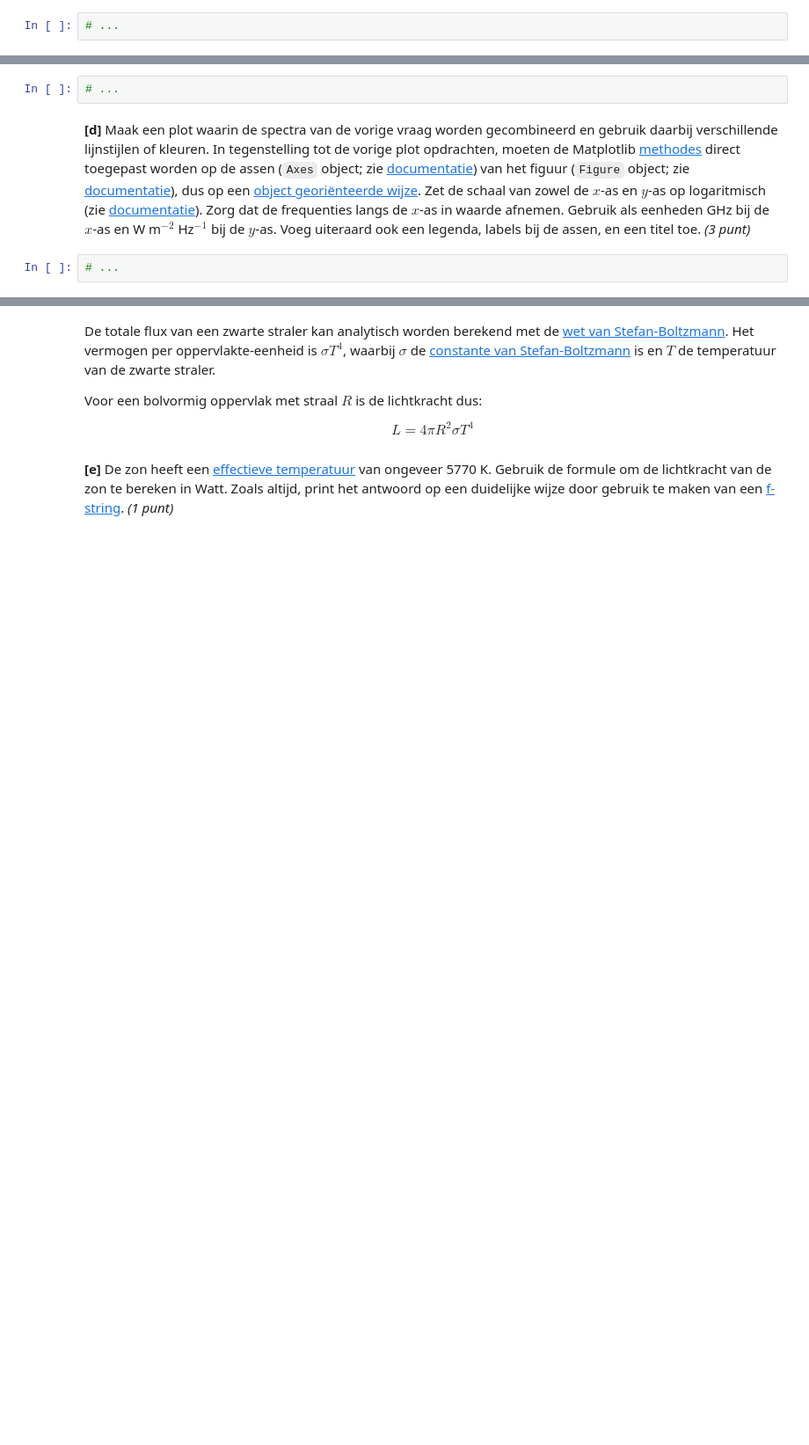
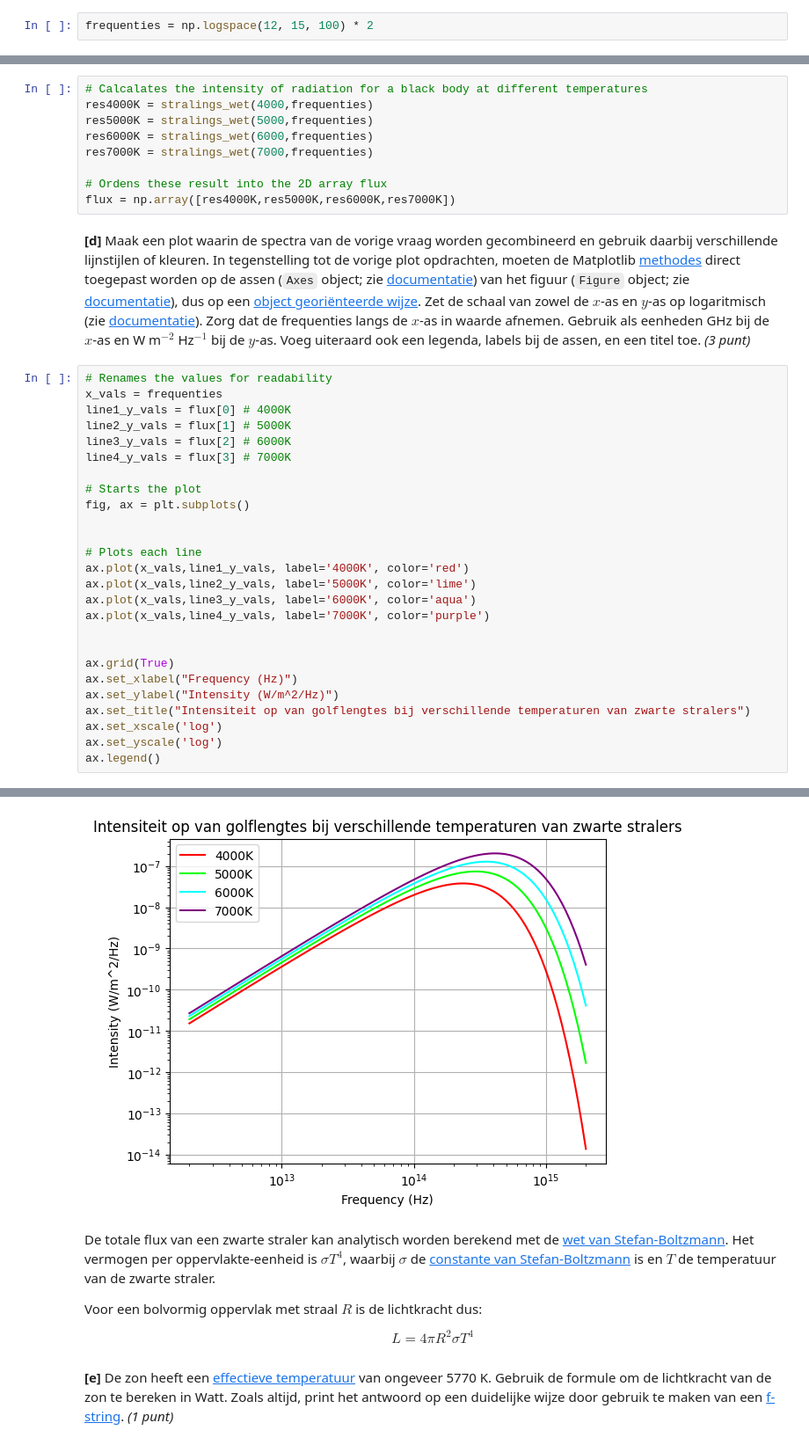
Before and after one commit to TheCaspeer/Universiteit-Leiden, a Jupyter notebook: Huiswerk2(1).ipynb, the cells around one changed output, grey strips where cells are left out. Shown at 88% size. Cells and saved outputs as stored; diff of their text form; blank space fills up the shorter version.

```diff
--- a/Huiswerk2(1).ipynb
+++ b/Huiswerk2(1).ipynb
@@ -611,14 +600,46 @@ Deze formule geeft de energie die wordt uitgestraald per eenheid van tijd, opper
 # %% [markdown]
 **[b]** Gebruik nu de `logspace()` functie van NumPy (zie [documentatie](https://numpy.org/doc/stable/reference/generated/numpy.logspace.html)) om een array genaamd `frequenties` met 100 golflengtes te maken van $2 \times 10^{12}$ Hz tot $2 \times 10^{15}$ Hz. *(1 punt)*
 # %%
-# ...
+frequenties = np.logspace(12, 15, 100) * 2
 # %% [markdown]
 We kunnen het [spectrum](https://nl.wikipedia.org/wiki/Spectrum) van een ster benaderen met de stralingswet van Planck.
 # %% [markdown]
 **[c]** Gebruik de `stralings_wet()` functie en de `frequenties` array om het spectrum van een zwartlichaamstraler te berekenen bij 4000, 5000, 6000, en 7000 K. Sla de output op in één 2D [array](https://numpy.org/doc/stable/user/basics.creation.html) met 4 kolommen en genaamd `flux`. Het is dus *niet* de bedoeling om het resultaat van elke temperatuur in een aparte variabele op te slaan. *(2 punt)*
 # %%
-# ...
+# Calcalates the intensity of radiation for a black body at different temperatures
+res4000K = stralings_wet(4000,frequenties)
+res5000K = stralings_wet(5000,frequenties)
+res6000K = stralings_wet(6000,frequenties)
+res7000K = stralings_wet(7000,frequenties)
+
+# Ordens these result into the 2D array flux
+flux = np.array([res4000K,res5000K,res6000K,res7000K])
 # %% [markdown]
 **[d]** Maak een plot waarin de spectra van de vorige vraag worden gecombineerd en gebruik daarbij verschillende lijnstijlen of kleuren. In tegenstelling tot de vorige plot opdrachten, moeten de Matplotlib [methodes](https://docs.python.org/3/tutorial/classes.html#method-objects) direct toegepast worden op de assen (`Axes` object; zie [documentatie](https://matplotlib.org/stable/api/_as_gen/matplotlib.axes.Axes.html)) van het figuur (`Figure` object; zie [documentatie](https://matplotlib.org/stable/api/_as_gen/matplotlib.pyplot.figure.html)), dus op een [object georiënteerde wijze](https://python3.nl/wiki/object-georienteerd-programmeren-oop-klassen-objecten/). Zet de schaal van zowel de $x$-as en $y$-as op logaritmisch (zie [documentatie](https://matplotlib.org/stable/api/_as_gen/matplotlib.axes.Axes.set_xscale.html#matplotlib.axes.Axes.set_xscale)). Zorg dat de frequenties langs de $x$-as in waarde afnemen. Gebruik als eenheden GHz bij de $x$-as en W m$^{-2}$ Hz$^{-1}$ bij de $y$-as. Voeg uiteraard ook een legenda, labels bij de assen, en een titel toe. *(3 punt)*
 # %%
-# ...
+# Renames the values for readability
+x_vals = frequenties
+line1_y_vals = flux[0] # 4000K
+line2_y_vals = flux[1] # 5000K
+line3_y_vals = flux[2] # 6000K
+line4_y_vals = flux[3] # 7000K
+
+# Starts the plot
+fig, ax = plt.subplots()
+
+
+# Plots each line
+ax.plot(x_vals,line1_y_vals, label='4000K', color='red')
+ax.plot(x_vals,line2_y_vals, label='5000K', color='lime')
+ax.plot(x_vals,line3_y_vals, label='6000K', color='aqua')
+ax.plot(x_vals,line4_y_vals, label='7000K', color='purple')
+
+
+ax.grid(True)
+ax.set_xlabel("Frequency (Hz)")
+ax.set_ylabel("Intensity (W/m^2/Hz)")
+ax.set_title("Intensiteit op van golflengtes bij verschillende temperaturen van zwarte stralers")
+ax.set_xscale('log')
+ax.set_yscale('log')
+ax.legend()
+# %% [output]
@@ -625,3 +647,4 @@ We kunnen het [spectrum](https://nl.wikipedia.org/wiki/Spectrum) van een ster be
+[figure, added]
 # %% [markdown]
 De totale flux van een zwarte straler kan analytisch worden berekend met de [wet van Stefan-Boltzmann](https://nl.wikipedia.org/wiki/Zwarte_straler#Formules_voor_de_totale_straling_over_het_hele_spectrum). Het vermogen per oppervlakte-eenheid is $\sigma T^4$, waarbij $\sigma$ de [constante van Stefan-Boltzmann](https://nl.wikipedia.org/wiki/Constante_van_Stefan-Boltzmann) is en $T$ de temperatuur van de zwarte straler.
 
```
Also changed, not shown: parts of 21 cells of this notebook.
